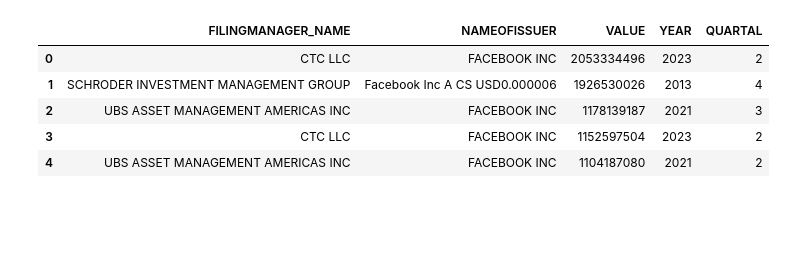
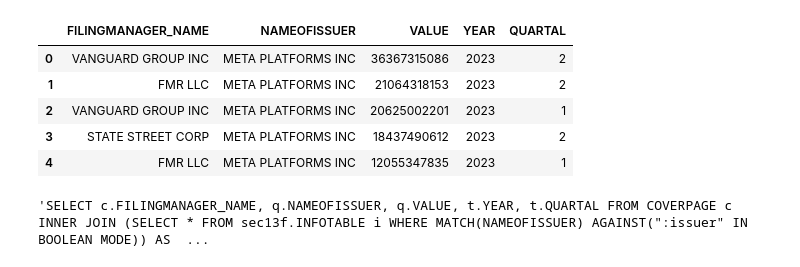
Before and after one commit to constantin-heil/13f-database, a Jupyter notebook: prototype-plots.ipynb, the cells around one changed output. Drawn from its saved outputs; the diff is of its cells as text; code cells hidden in the pictures; blank space fills up the shorter version.

```diff
--- a/prototype-plots.ipynb
+++ b/prototype-plots.ipynb
@@ -108,15 +106,21 @@ class nameofissuer_plotter:
         fig = go.Figure(trace, layout)
         fig.show()
 # %%
-plot_df = pd.read_sql_query(queryfunctions.top_holders("+Facebook"), con = engine)
+query_str, param_dic = queryfunctions.top_holders("+Meta")
+
+plot_df = pd.read_sql_query(query_str, params = param_dic, con = engine)
 plot_df.head()
 # %% [output]
 |  | FILINGMANAGER_NAME | NAMEOFISSUER | VALUE | YEAR | QUARTAL |
-| 0 | CTC LLC | FACEBOOK INC | 2053334496 | 2023 | 2 |
-| 1 | SCHRODER INVESTMENT MANAGEMENT GROUP | Facebook Inc A CS USD0.000006 | 1926530026 | 2013 | 4 |
-| 2 | UBS ASSET MANAGEMENT AMERICAS INC | FACEBOOK INC | 1178139187 | 2021 | 3 |
-| 3 | CTC LLC | FACEBOOK INC | 1152597504 | 2023 | 2 |
-| 4 | UBS ASSET MANAGEMENT AMERICAS INC | FACEBOOK INC | 1104187080 | 2021 | 2 |
+| 0 | VANGUARD GROUP INC | META PLATFORMS INC | 36367315086 | 2023 | 2 |
+| 1 | FMR LLC | META PLATFORMS INC | 21064318153 | 2023 | 2 |
+| 2 | VANGUARD GROUP INC | META PLATFORMS INC | 20625002201 | 2023 | 1 |
+| 3 | STATE STREET CORP | META PLATFORMS INC | 18437490612 | 2023 | 2 |
+| 4 | FMR LLC | META PLATFORMS INC | 12055347835 | 2023 | 1 |
+# %%
+str(query_str)
+# %% [output]
+'SELECT c.FILINGMANAGER_NAME, q.NAMEOFISSUER, q.VALUE, t.YEAR, t.QUARTAL FROM COVERPAGE c INNER JOIN (SELECT * FROM sec13f.INFOTABLE i WHERE MATCH(NAMEOFISSUER) AGAINST(":issuer" IN BOOLEAN MODE)) AS  ...
 # %%
 x = nameofissuer_plotter(plot_df)
 # %%
```
Also changed, not shown: parts of 1 cell of this notebook, 2 other files.
